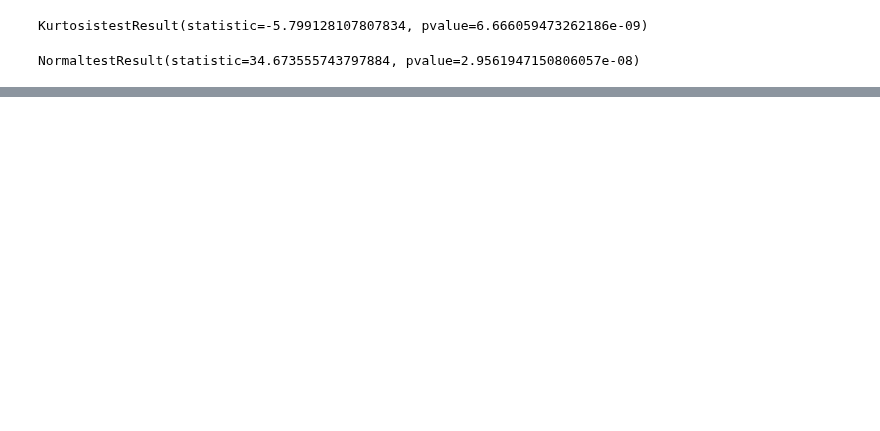
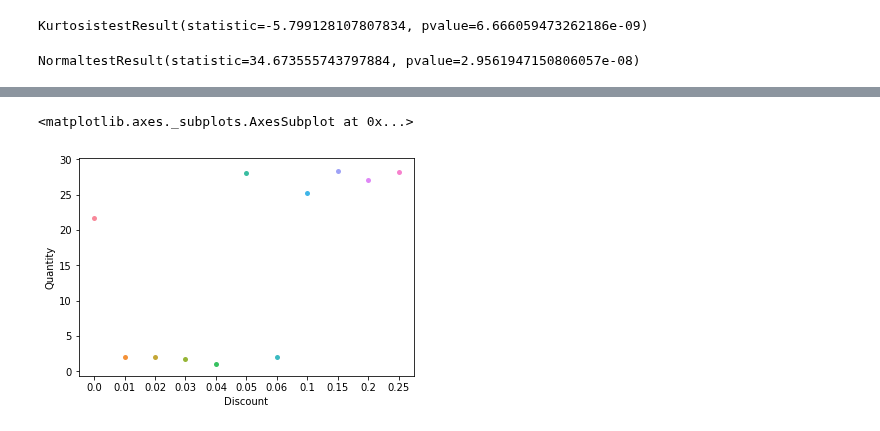
Before and after one commit to giorosati/dsc-2-final-project-online-ds-pt-100118, a Jupyter notebook: module2project.ipynb, the cells around one changed output, grey strips where cells are left out. Cells and saved outputs as stored; diff of their text form; code cells hidden in the pictures; blank space fills up the shorter version.

Commit message:
distplot of quantity orderd by discount

```diff
--- a/module2project.ipynb
+++ b/module2project.ipynb
@@ -1077,3 +1075,7 @@ NormaltestResult(statistic=0.42978528272694977, pvalue=0.8066280340148603)
 # %%
 # answering question #1:
 # pull
+# %%
+# look at the mean quantity ordered for all products at each level of discount
+group_data_1 = pd.DataFrame(order_detail.groupby(['Discount'])['Quantity'].mean())
+group_data_1
@@ -1079,0 +1096,2 @@ NormaltestResult(statistic=0.42978528272694977, pvalue=0.8066280340148603)
+# %%
+group_data_1.reset_index(inplace=True)
@@ -1079,0 +1113,8 @@ NormaltestResult(statistic=0.42978528272694977, pvalue=0.8066280340148603)
+# %%
+# tips = sns.load_dataset("tips")
+# sns.catplot(x="day", y="total_bill", data=tips);
+
+sns.swarmplot(x='Discount', y='Quantity', data=group_data_1)
+# %% [output]
+<matplotlib.axes._subplots.AxesSubplot at 0x...>
+[figure, added]
```
Also changed, not shown: parts of 21 cells of this notebook.
